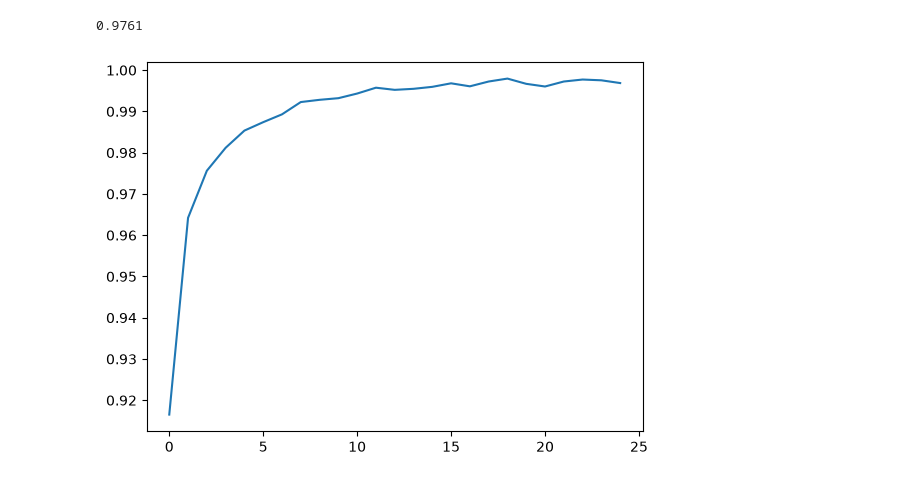
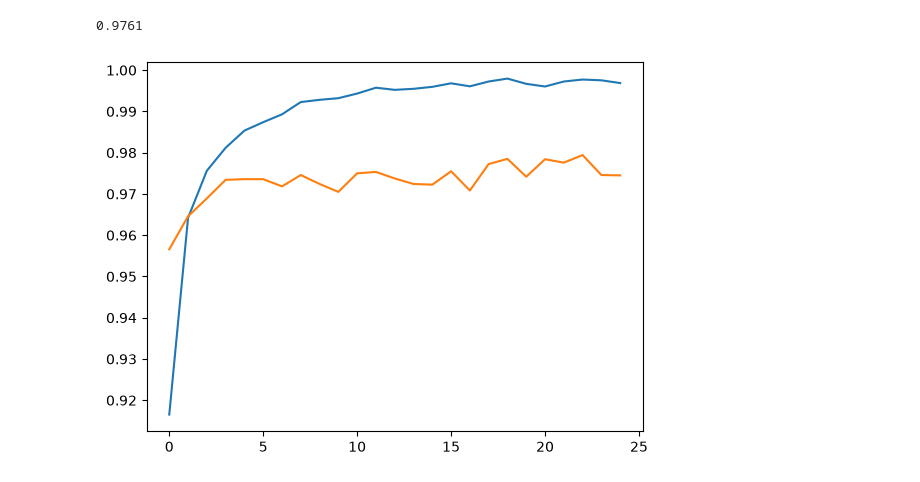
Before and after one commit to ayansuvra/Deep-Learning, a Jupyter notebook: MNISTDigitRecognition.ipynb, the cells around one changed output. Drawn from its saved outputs; the diff is of its cells as text; code cells hidden in the pictures.

```diff
--- a/MNISTDigitRecognition.ipynb
+++ b/MNISTDigitRecognition.ipynb
@@ -95,6 +95,8 @@ accuracy_score(y_test, y_pred)
 0.9761
 # %%
 plt.plot(history.history['accuracy'])
+plt.plot(history.history['val_accuracy'])
+
 plt.show()
 # %% [output]
-[figure, old version]
+[figure, new version]
```
Also changed, not shown: parts of 1 cell of this notebook, 2 other files.
